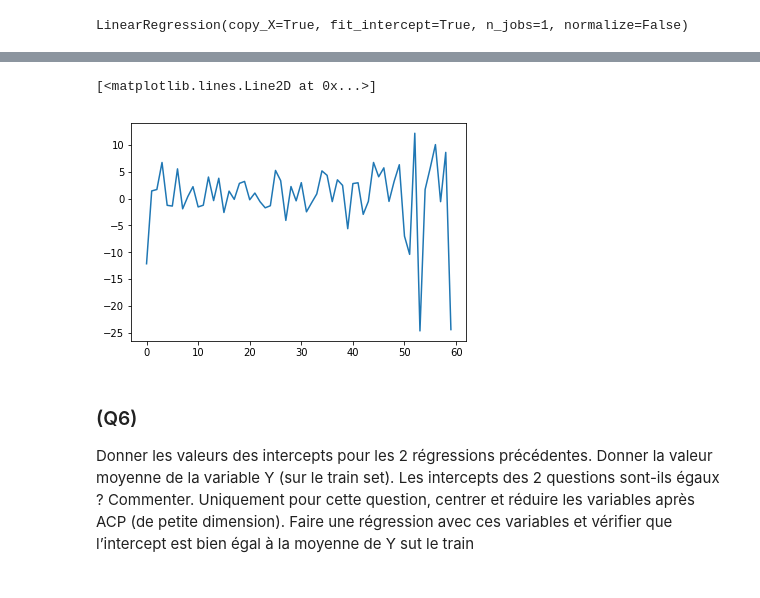
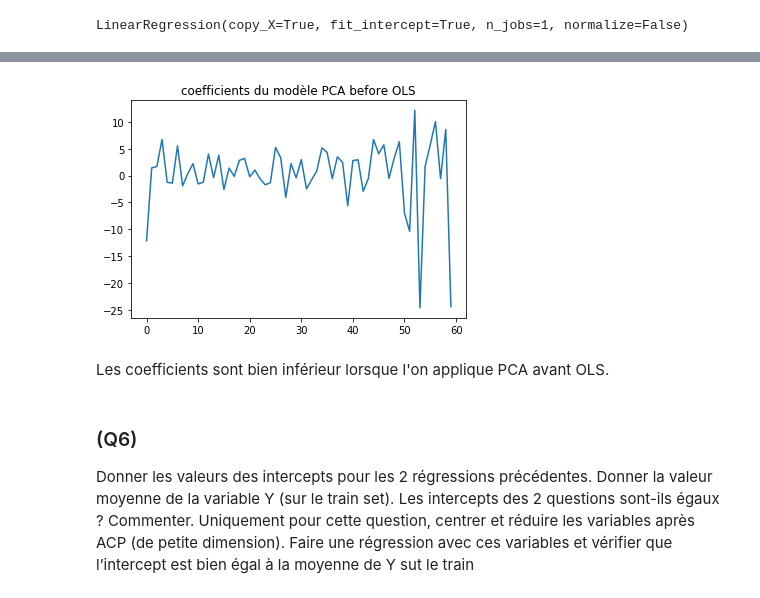
Before and after one commit to MSBigData2019/Benoit_SdeMenthiere, a Jupyter notebook: stats/TP3.ipynb, the cells around one changed output, grey strips where cells are left out. Cells and saved outputs as stored; diff of their text form; code cells hidden in the pictures.

```diff
--- a/stats/TP3.ipynb
+++ b/stats/TP3.ipynb
@@ -158,8 +153,11 @@ plt.plot(lr.coef_[0])
 # %%
 plt.plot(lr_pca.coef_[0])
+plt.title('coefficients du modèle PCA before OLS')
+plt.show()
 # %% [output]
-[<matplotlib.lines.Line2D at 0x...>]
-[figure, old version]
+[figure, new version]
+# %% [markdown]
+Les coefficients sont bien inférieur lorsque l'on applique PCA avant OLS.
 # %% [markdown]
 ### (Q6)
 Donner les valeurs des intercepts pour les 2 régressions précédentes. Donner la valeur moyenne
```
Also changed, not shown: parts of 85 cells of this notebook, 1 other file.
